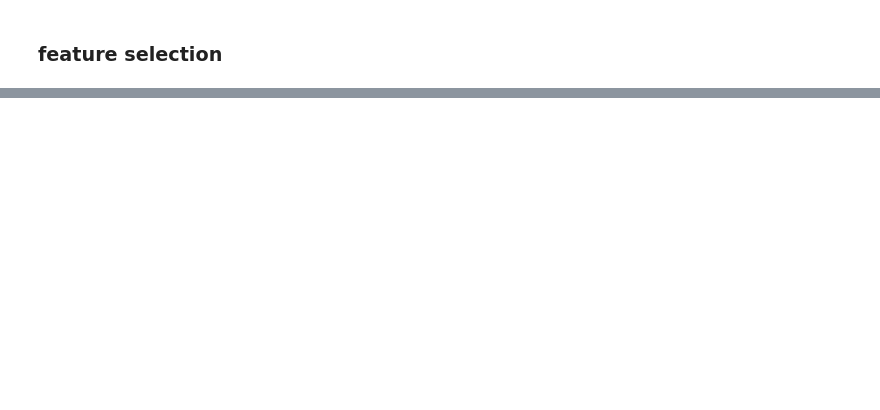
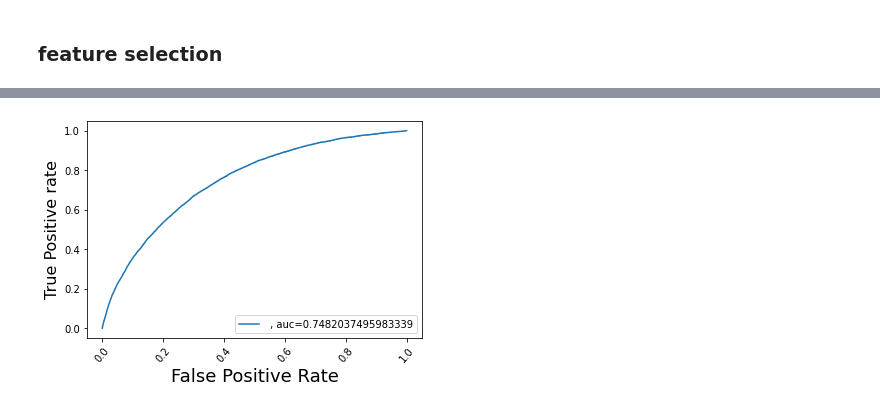
Before and after one commit to DS-IFT6750-project-collaboration/Hockey-all-star-analytics, a Jupyter notebook: Question_6 advanced models.ipynb, the cells around one changed output, grey strips where cells are left out. Drawn from its saved outputs; the diff is of its cells as text; code cells hidden in the pictures; blank space fills up the shorter version.

```diff
--- a/Question_6 advanced models.ipynb
+++ b/Question_6 advanced models.ipynb
@@ -258,0 +195,12 @@ weighted avg       0.87      0.91      0.87    279548
+# %%
+y_pred_proba = clf.predict_proba(X_test[features])[::,1]
+fpr, tpr, _ = metrics.roc_curve(y_test,  y_pred_proba)
+auc = metrics.roc_auc_score(y_test, y_pred_proba)
+plt.plot(fpr,tpr,label=" , auc="+str(auc))
+plt.legend(loc=4)
+plt.xticks(rotation=50)
+plt.xlabel('False Positive Rate', fontsize=18)
+plt.ylabel('True Positive rate', fontsize=16)
+plt.show()
+# %% [output]
+[figure, added]
```
Also changed, not shown: parts of 53 cells of this notebook, 5 other files.
